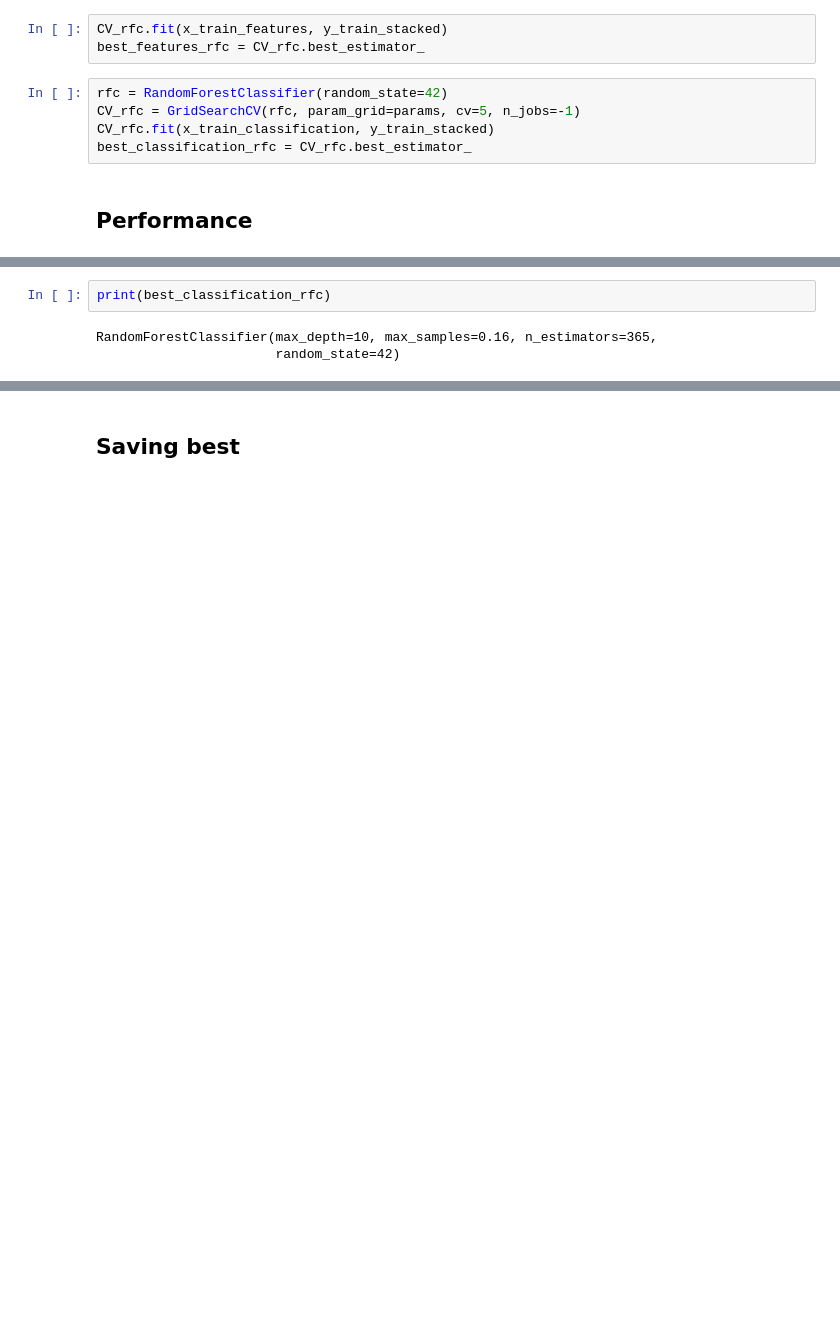
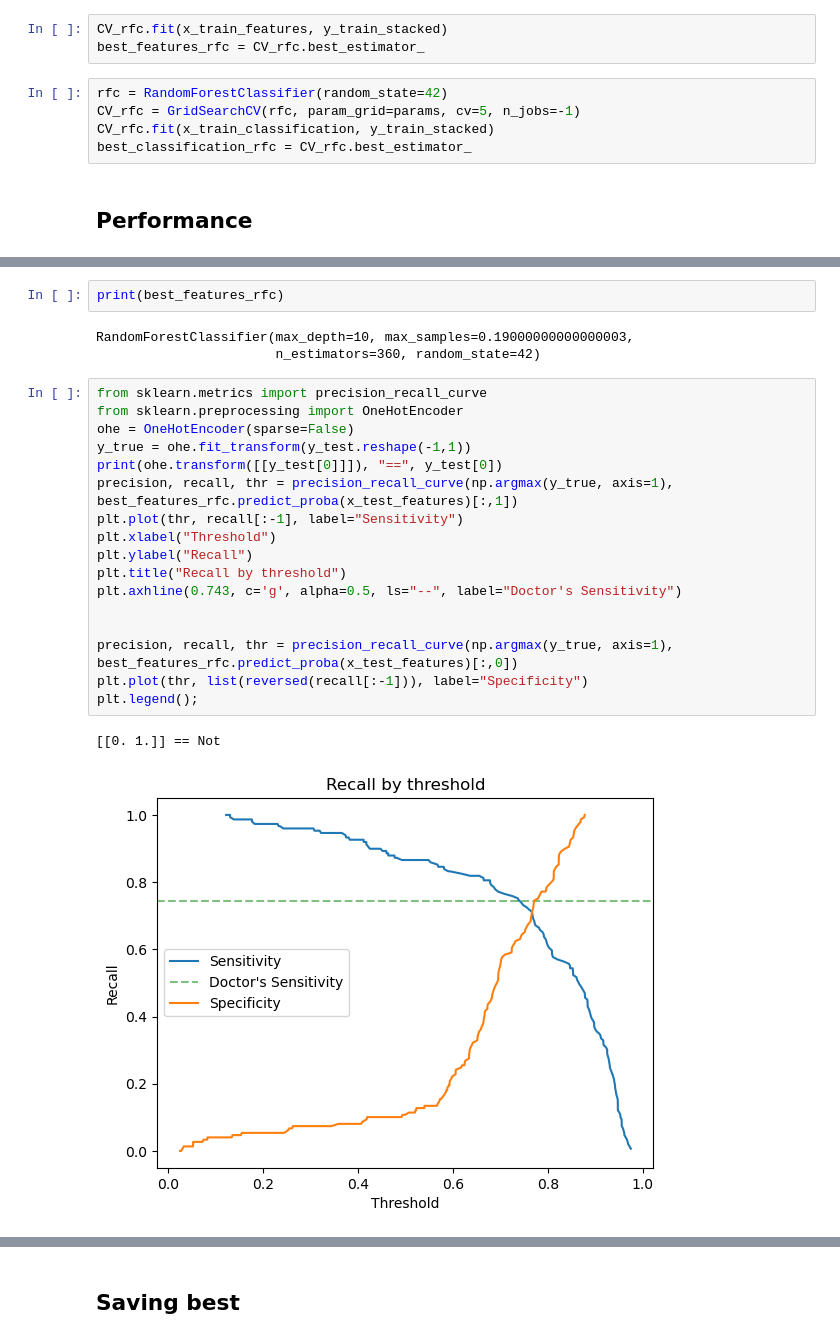
Before and after one commit to CEDipEngineering/ComputerAidedSkinCancerIdentificationAndDiagnosis, a Jupyter notebook: experiments/dip/model_stacking.ipynb, the cells around one changed output, grey strips where cells are left out. Saved outputs shown, nothing was run; the diff lists cells and outputs as text; blank space fills up the shorter version.

```diff
--- a/experiments/dip/model_stacking.ipynb
+++ b/experiments/dip/model_stacking.ipynb
@@ -221,5 +227,25 @@ Accuracy: 86.545%
 # %%
-print(best_classification_rfc)
+print(best_features_rfc)
 # %% [output]
-RandomForestClassifier(max_depth=10, max_samples=0.16, n_estimators=365,
-                       random_state=42)
+RandomForestClassifier(max_depth=10, max_samples=0.19000000000000003,
+                       n_estimators=360, random_state=42)
+# %%
+from sklearn.metrics import precision_recall_curve
+from sklearn.preprocessing import OneHotEncoder
+ohe = OneHotEncoder(sparse=False)
+y_true = ohe.fit_transform(y_test.reshape(-1,1))
+print(ohe.transform([[y_test[0]]]), "==", y_test[0])
+precision, recall, thr = precision_recall_curve(np.argmax(y_true, axis=1), best_features_rfc.predict_proba(x_test_features)[:,1])
+plt.plot(thr, recall[:-1], label="Sensitivity")
+plt.xlabel("Threshold")
+plt.ylabel("Recall")
+plt.title("Recall by threshold")
+plt.axhline(0.743, c='g', alpha=0.5, ls="--", label="Doctor's Sensitivity")
+
+
+precision, recall, thr = precision_recall_curve(np.argmax(y_true, axis=1), best_features_rfc.predict_proba(x_test_features)[:,0])
+plt.plot(thr, list(reversed(recall[:-1])), label="Specificity")
+plt.legend();
+# %% [output]
+[[0. 1.]] == Not
+[figure, added]
```
Also changed, not shown: parts of 6 cells of this notebook.
